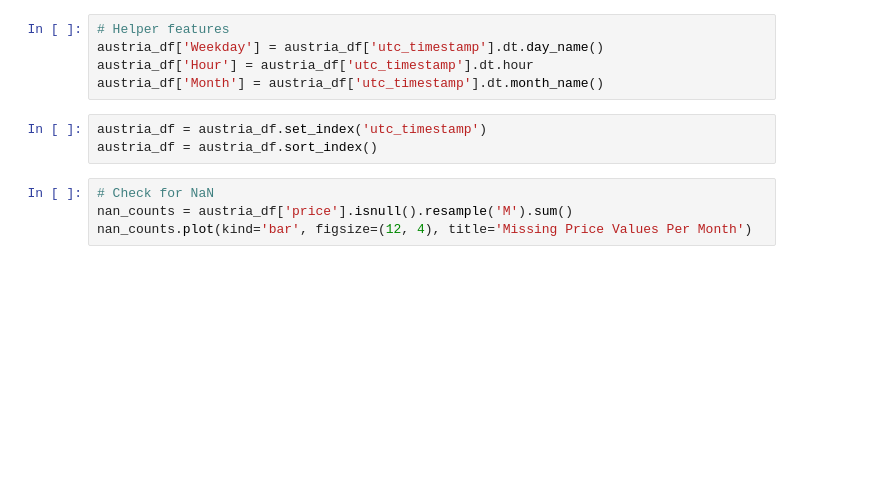
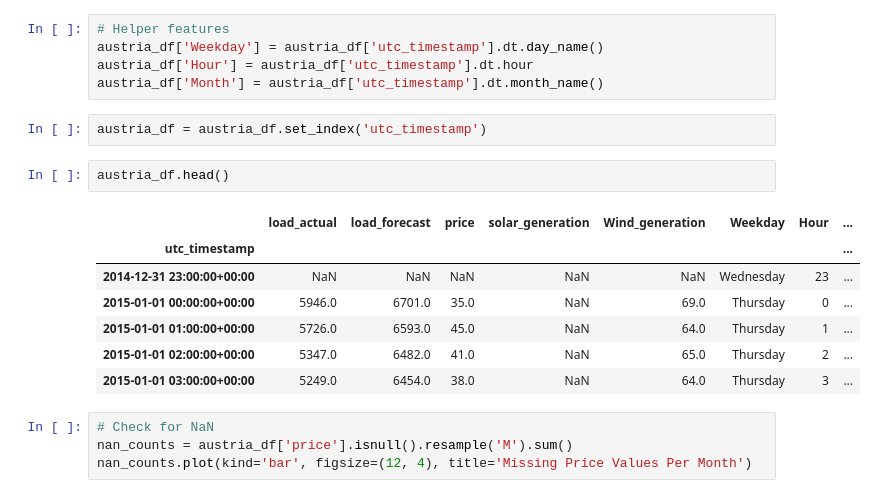
Before and after one commit to jaineshk/Energy-Demand-and-Price-forcasting, a Jupyter notebook: Notebooks/01_exploratory_data_analysis.ipynb.ipynb, the cells around one changed output. Cells and saved outputs as stored; diff of their text form; blank space fills up the shorter version.

```diff
--- a/Notebooks/01_exploratory_data_analysis.ipynb.ipynb
+++ b/Notebooks/01_exploratory_data_analysis.ipynb.ipynb
@@ -59,7 +59,16 @@ austria_df['Hour'] = austria_df['utc_timestamp'].dt.hour
 austria_df['Month'] = austria_df['utc_timestamp'].dt.month_name()
 # %%
 austria_df = austria_df.set_index('utc_timestamp')
-austria_df = austria_df.sort_index()
+# %%
+austria_df.head()
+# %% [output]
+|  | load_actual | load_forecast | price | solar_generation | Wind_generation | Weekday | Hour | ... |
+| utc_timestamp |  |  |  |  |  |  |  | ... |
+| 2014-12-31 23:00:00+00:00 | NaN | NaN | NaN | NaN | NaN | Wednesday | 23 | ... |
+| 2015-01-01 00:00:00+00:00 | 5946.0 | 6701.0 | 35.0 | NaN | 69.0 | Thursday | 0 | ... |
+| 2015-01-01 01:00:00+00:00 | 5726.0 | 6593.0 | 45.0 | NaN | 64.0 | Thursday | 1 | ... |
+| 2015-01-01 02:00:00+00:00 | 5347.0 | 6482.0 | 41.0 | NaN | 65.0 | Thursday | 2 | ... |
+| 2015-01-01 03:00:00+00:00 | 5249.0 | 6454.0 | 38.0 | NaN | 64.0 | Thursday | 3 | ... |
 # %%
 # Check for NaN
 nan_counts = austria_df['price'].isnull().resample('M').sum()
```
Also changed, not shown: 2 other files.
